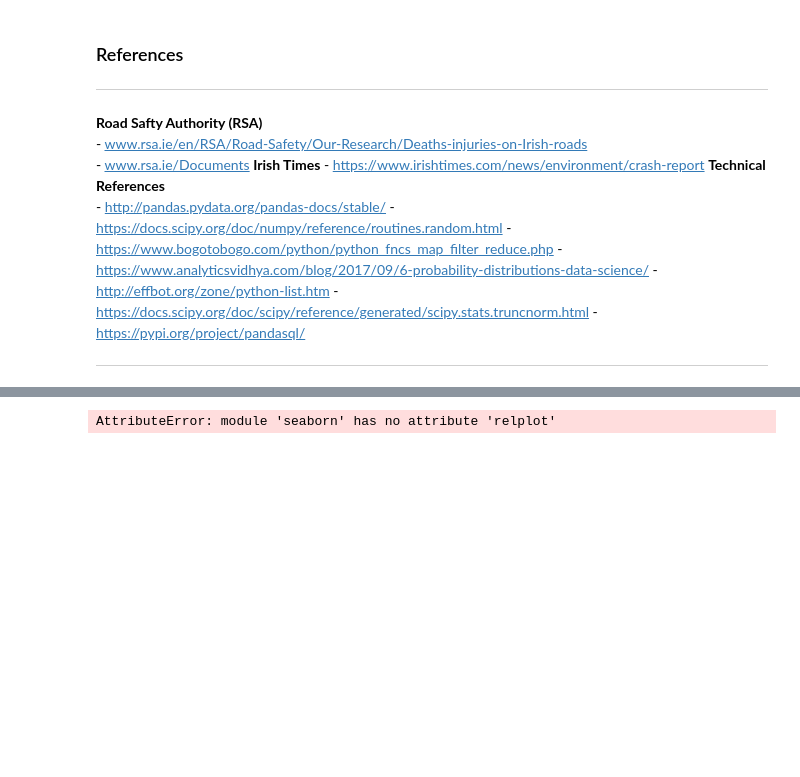
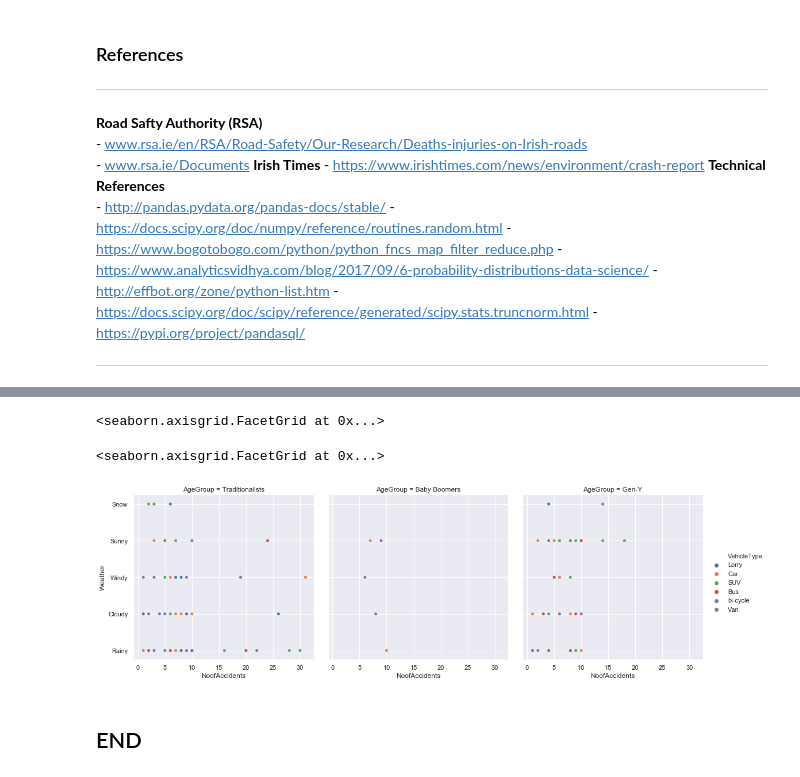
Before and after one commit to SomanathanSubramaniyan/PDA-Project, a Jupyter notebook: Programming for Data Analysis - Project.ipynb, the cells around one changed output, grey strips where cells are left out. Cells and saved outputs as stored; diff of their text form; code cells hidden in the pictures; blank space fills up the shorter version.

```diff
--- a/Programming for Data Analysis - Project.ipynb
+++ b/Programming for Data Analysis - Project.ipynb
@@ -252,11 +323,14 @@ import seaborn as sns
 import matplotlib.pyplot as plt
 
 sns.set(style="darkgrid")
-
-#tips = sns.load_dataset("tips")
-#sns.relplot(x="total_bill", y="tip", data=tips);
-# Load an example dataset with long-form data
-sns.relplot(y='Weather', x='NoofAccidents', data=dataset, fit_reg=False)
-sns.lmplot('RoadType', 'NoofAccidents', data=dataset, fit_reg=False)
+sns.relplot(x='NoofAccidents', y='Weather', hue='VehicleType', col='RoadType',data=dataset)
 # %% [output]
-AttributeError: module 'seaborn' has no attribute 'relplot'
+<seaborn.axisgrid.FacetGrid at 0x...>
+# %%
+sns.set(style="darkgrid")
+sns.relplot(x='NoofAccidents', y='Weather', hue='VehicleType', col='AgeGroup',data=dataset)
+# %% [output]
+<seaborn.axisgrid.FacetGrid at 0x...>
+[figure, added]
+# %% [markdown]
+## END
```
Also changed, not shown: parts of 10 cells of this notebook.
